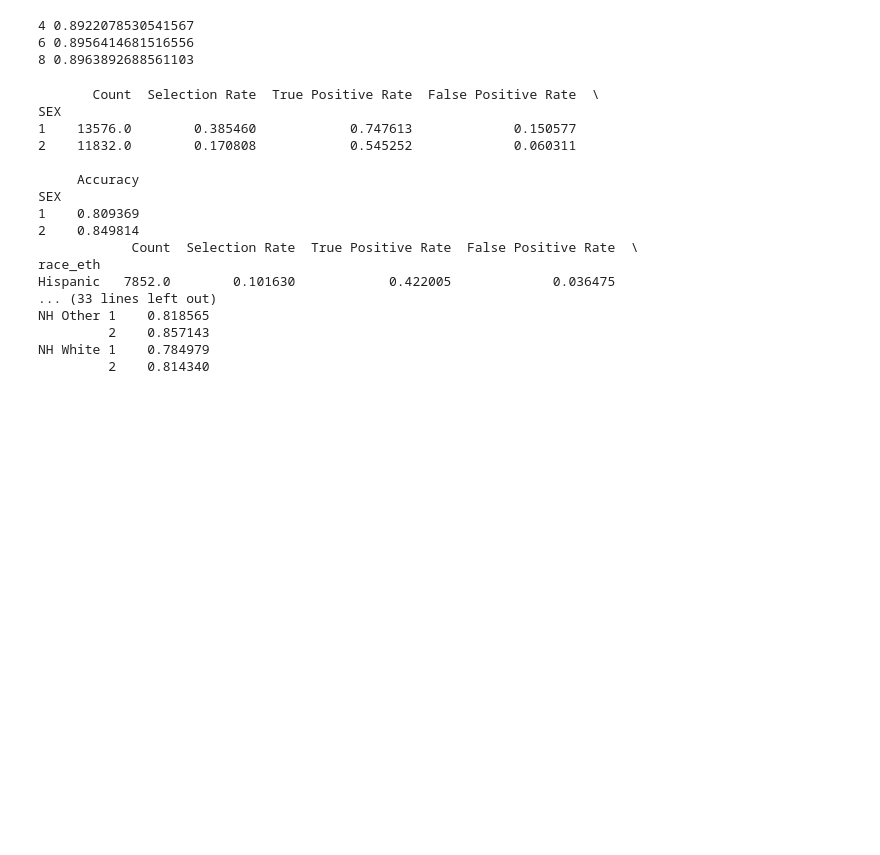
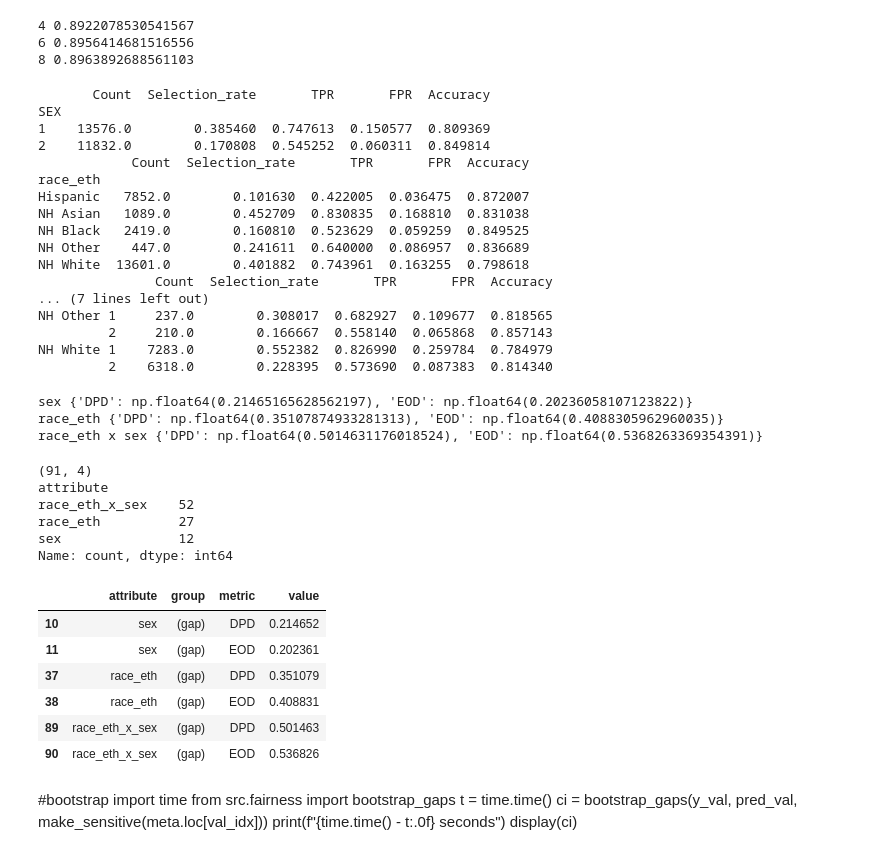
Before and after one commit to Hnhy1806/fairness-over-time, a Jupyter notebook: notebooks/01_baseline.ipynb, the cells around one changed output. Cells and saved outputs as stored; diff of their text form; code cells hidden in the pictures; blank space fills up the shorter version.

```diff
--- a/notebooks/01_baseline.ipynb
+++ b/notebooks/01_baseline.ipynb
@@ -190,4 +161,0 @@ print(len(train_idx), len(val_idx), len(test_idx))
-# %%
-#verify
-for name, idx in [("train", train_idx), ("val", val_idx), ("test", test_idx)]:
-    print(name, y.loc[idx, "PINCP"].mean())
@@ -438,7 +370,7 @@ for depth in [4, 6, 8]:
 6 0.8956414681516556
 8 0.8963892688561103
 # %%
-from src.fairness import group_metrics
+from src.fairness import group_metrics, fairness_summary
 
 pipe = make_pipeline_for(make_xgb())
 pipe.fit(X.loc[train_idx], y_train)
@@ -449,20 +381,59 @@ print(group_metrics(y_val, pred_val, sens_val["SEX"]))
 print(group_metrics(y_val, pred_val, sens_val["race_eth"]))
 print(group_metrics(y_val, pred_val, sens_val[["race_eth", "SEX"]]))   # intersections
 # %% [output]
-       Count  Selection Rate  True Positive Rate  False Positive Rate  \
+       Count  Selection_rate       TPR       FPR  Accuracy
 SEX
-1    13576.0        0.385460            0.747613             0.150577
-2    11832.0        0.170808            0.545252             0.060311
-
-     Accuracy
-SEX
-1    0.809369
-2    0.849814
-            Count  Selection Rate  True Positive Rate  False Positive Rate  \
+1    13576.0        0.385460  0.747613  0.150577  0.809369
+2    11832.0        0.170808  0.545252  0.060311  0.849814
+            Count  Selection_rate       TPR       FPR  Accuracy
 race_eth
-Hispanic   7852.0        0.101630            0.422005             0.036475
-... (33 lines left out)
-NH Other 1    0.818565
-         2    0.857143
-NH White 1    0.784979
-         2    0.814340
+Hispanic   7852.0        0.101630  0.422005  0.036475  0.872007
+NH Asian   1089.0        0.452709  0.830835  0.168810  0.831038
+NH Black   2419.0        0.160810  0.523629  0.059259  0.849525
+NH Other    447.0        0.241611  0.640000  0.086957  0.836689
+NH White  13601.0        0.401882  0.743961  0.163255  0.798618
+               Count  Selection_rate       TPR       FPR  Accuracy
+... (7 lines left out)
+NH Other 1     237.0        0.308017  0.682927  0.109677  0.818565
+         2     210.0        0.166667  0.558140  0.065868  0.857143
+NH White 1    7283.0        0.552382  0.826990  0.259784  0.784979
+         2    6318.0        0.228395  0.573690  0.087383  0.814340
+# %%
+for name, sens in [("sex", sens_val["SEX"]),
+                   ("race_eth", sens_val["race_eth"]),
+                   ("race_eth x sex", sens_val[["race_eth", "SEX"]])]:
+    print(name, fairness_summary(y_val, pred_val, sens))
+# %% [output]
+sex {'DPD': np.float64(0.21465165628562197), 'EOD': np.float64(0.20236058107123822)}
+race_eth {'DPD': np.float64(0.35107874933281313), 'EOD': np.float64(0.4088305962960035)}
+race_eth x sex {'DPD': np.float64(0.5014631176018524), 'EOD': np.float64(0.5368263369354391)}
+# %%
+from src.fairness import make_sensitive, fairness_long
+from IPython.display import display
+
+long = fairness_long(y_val, pred_val, make_sensitive(meta.loc[val_idx]))
+print(long.shape)
+print(long["attribute"].value_counts())
+display(long[long["metric"].isin(["DPD", "EOD"])])
+# %% [output]
+(91, 4)
+attribute
+race_eth_x_sex    52
+race_eth          27
+sex               12
+Name: count, dtype: int64
+|  | attribute | group | metric | value |
+| 10 | sex | (gap) | DPD | 0.214652 |
+| 11 | sex | (gap) | EOD | 0.202361 |
+| 37 | race_eth | (gap) | DPD | 0.351079 |
+| 38 | race_eth | (gap) | EOD | 0.408831 |
+| 89 | race_eth_x_sex | (gap) | DPD | 0.501463 |
+| 90 | race_eth_x_sex | (gap) | EOD | 0.536826 |
+# %% [markdown]
+#bootstrap
+import time
+from src.fairness import bootstrap_gaps
+t = time.time()
+ci = bootstrap_gaps(y_val, pred_val, make_sensitive(meta.loc[val_idx]))
+print(f"{time.time() - t:.0f} seconds")
+display(ci)
```
Also changed, not shown: parts of 23 cells of this notebook, 8 other files.
